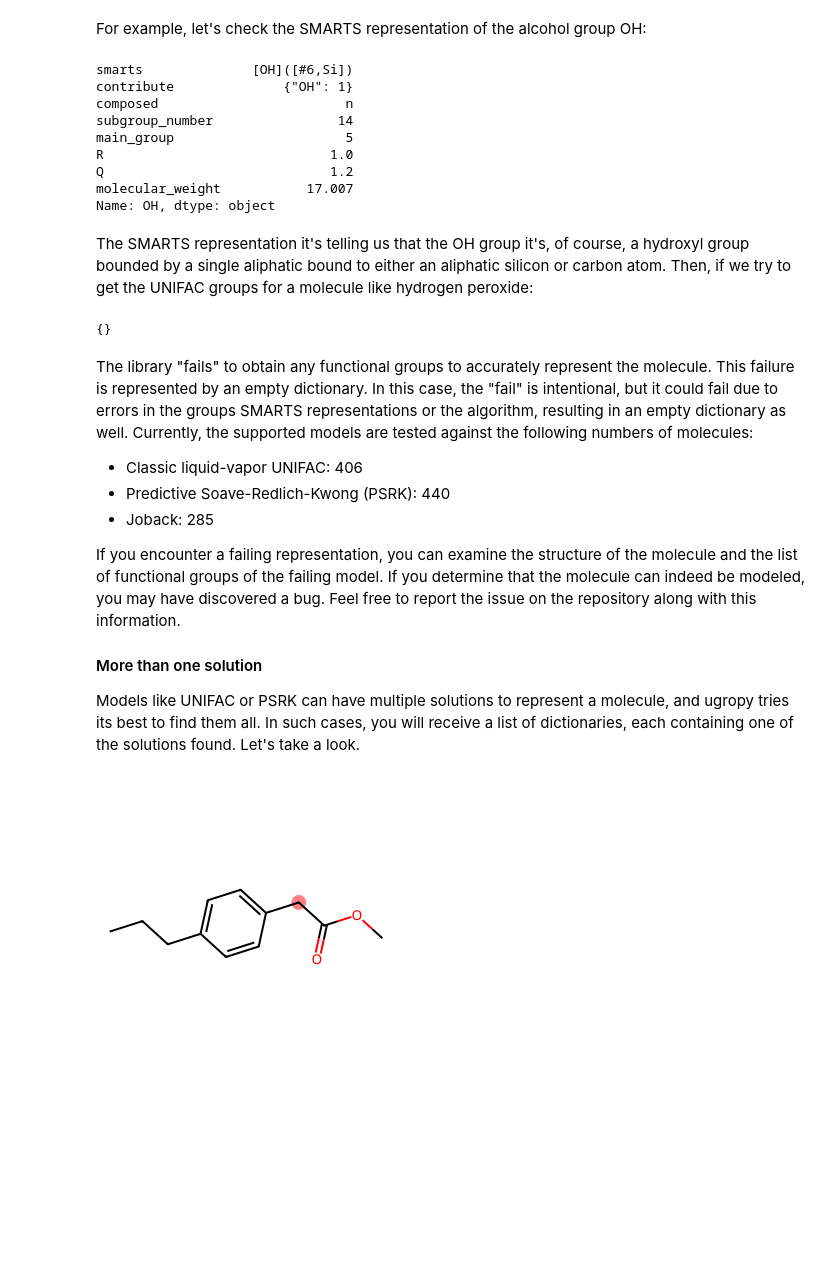
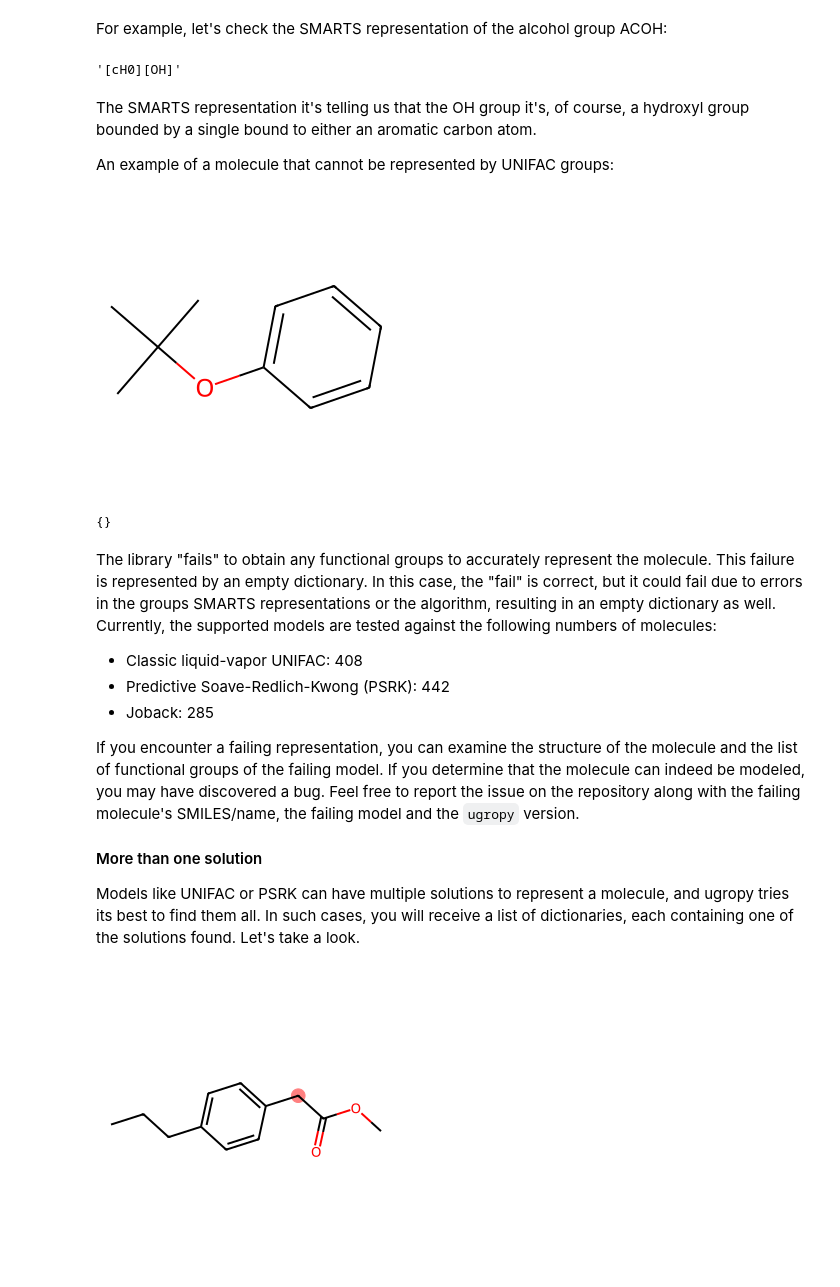
Before and after one commit to ipqa-research/ugropy, a Jupyter notebook: docs/source/tutorial/ugropy_failing.ipynb, the cells around one changed output. Drawn from its saved outputs; the diff is of its cells as text; code cells hidden in the pictures; blank space fills up the shorter version.

```diff
--- a/docs/source/tutorial/ugropy_failing.ipynb
+++ b/docs/source/tutorial/ugropy_failing.ipynb
@@ -30,45 +30,44 @@ unifac.subgroups
 # %% [markdown]
-For example, let's check the SMARTS representation of the alcohol group OH:
+For example, let's check the SMARTS representation of the alcohol group ACOH:
 # %%
-unifac.subgroups.loc["OH"]
+unifac.subgroups.loc["ACOH", "detection_smarts"]
 # %% [output]
-smarts              [OH]([#6,Si])
-contribute              {"OH": 1}
-composed                        n
-subgroup_number                14
-main_group                      5
-R                             1.0
-Q                             1.2
-molecular_weight           17.007
-Name: OH, dtype: object
+'[cH0][OH]'
 # %% [markdown]
 The SMARTS representation it's telling us that the OH group it's, of course, a
-hydroxyl group bounded by a single aliphatic bound to either an aliphatic
-silicon or carbon atom. Then, if we try to get the UNIFAC groups for a molecule
-like hydrogen peroxide:
+hydroxyl group bounded by a single bound to either an aromatic carbon atom.
+
+An example of a molecule that cannot be represented by UNIFAC groups:
-# %%
-from ugropy import get_groups, unifac
-
-get_groups(unifac, "hydrogen peroxide")
-# %% [output]
-{}
+# %%
+from ugropy import get_groups
+from rdkit.Chem import Draw
+
+mol = get_groups(unifac, "C1(=CC=CC=C1)OC(C)(C)C", "smiles")
+
+Draw.MolToImage(mol.mol_object)
+# %% [output]
+[figure, added]
+# %%
+print(mol.subgroups)
+# %% [output]
+{}
 # %% [markdown]
 The library "fails" to obtain any functional groups to accurately represent the
 molecule. This failure is represented by an empty dictionary. In this case, the
-"fail" is intentional, but it could fail due to errors in the groups SMARTS
+"fail" is correct, but it could fail due to errors in the groups SMARTS
 representations or the algorithm, resulting in an empty dictionary as well.
 Currently, the supported models are tested against the following numbers of
 molecules:
 
-- Classic liquid-vapor UNIFAC: 406
-- Predictive Soave-Redlich-Kwong (PSRK): 440
+- Classic liquid-vapor UNIFAC: 408
+- Predictive Soave-Redlich-Kwong (PSRK): 442
 - Joback: 285
 
 If you encounter a failing representation, you can examine the structure of the
 molecule and the list of functional groups of the failing model. If you
 determine that the molecule can indeed be modeled, you may have discovered a
-bug. Feel free to report the issue on the repository along with this
-information.
+bug. Feel free to report the issue on the repository along with the failing
+molecule's SMILES/name, the failing model and the `ugropy` version.
 
 #### More than one solution
 Models like UNIFAC or PSRK can have multiple solutions to represent a molecule,
```
Also changed, not shown: parts of 7 cells of this notebook, 17 other files.
